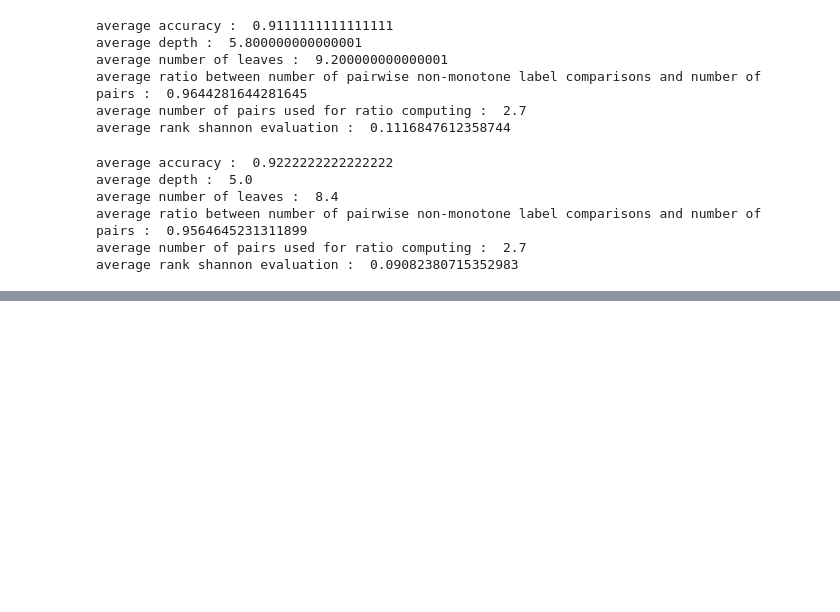
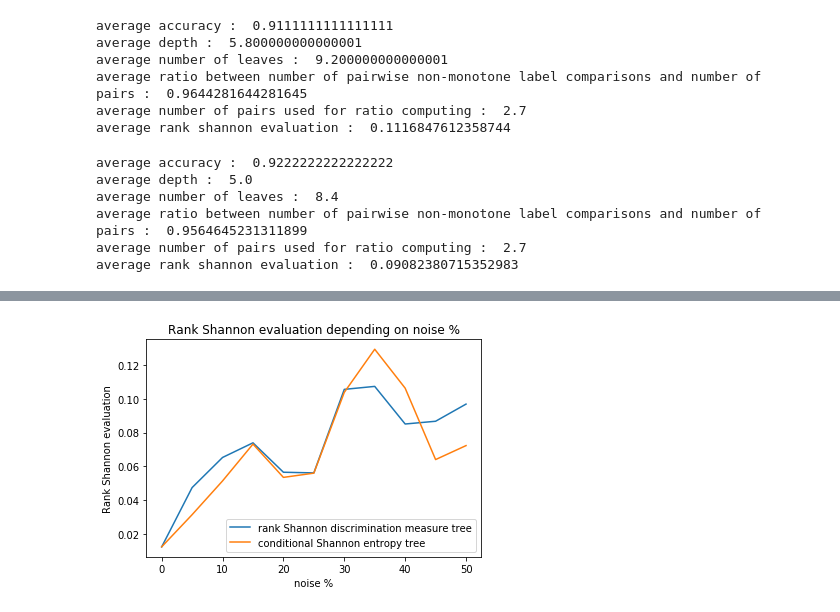
Before and after one commit to laudao/stage2018, a Jupyter notebook: code-experimentations/monotone_trees_partB.ipynb, the cells around one changed output, grey strips where cells are left out. Cells and saved outputs as stored; diff of their text form; code cells hidden in the pictures; blank space fills up the shorter version.

```diff
--- a/code-experimentations/monotone_trees_partB.ipynb
+++ b/code-experimentations/monotone_trees_partB.ipynb
@@ -653,0 +893,10 @@ tree.plot()
+# %%
+plt.plot(x, avg_eval1, label="rank Shannon discrimination measure tree")
+plt.plot(x, avg_eval2, label="conditional Shannon entropy tree")
+plt.xlabel("noise %")
+plt.ylabel("Rank Shannon evaluation")
+plt.title("Rank Shannon evaluation depending on noise %")
+plt.legend()
+plt.show()
+# %% [output]
+[figure, added]
```
Also changed, not shown: parts of 10 cells of this notebook, 1 other file.
